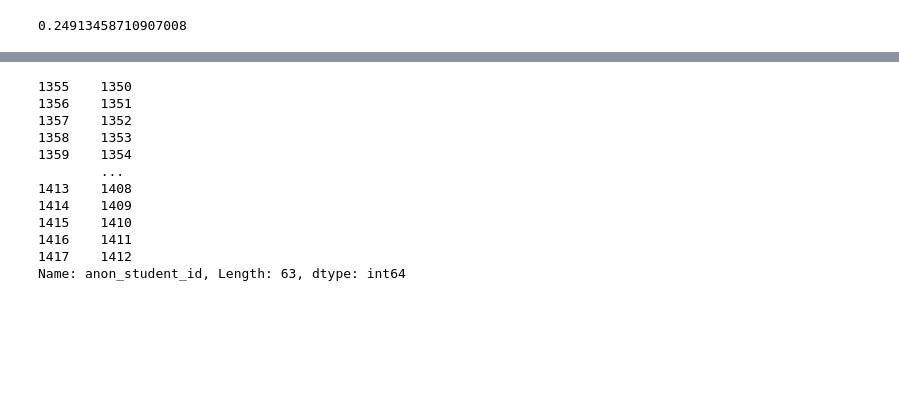
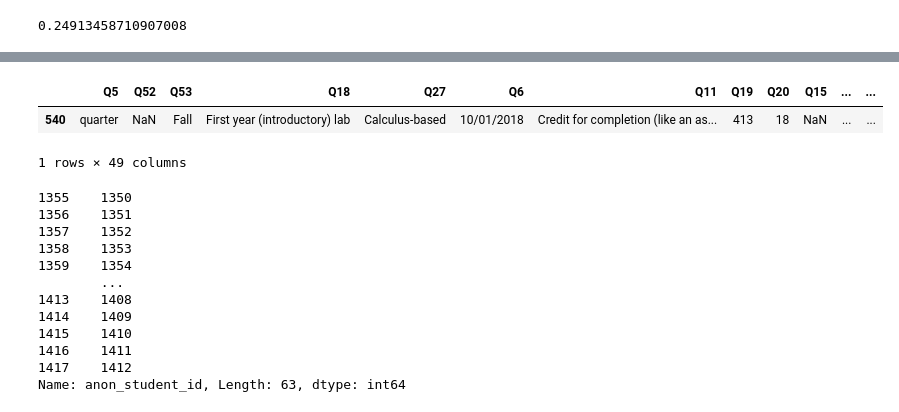
Before and after one commit to Lewandowski-Labs-PER/eclass-public, a Jupyter notebook: summary statistics.ipynb, the cells around one changed output, grey strips where cells are left out. Cells and saved outputs as stored; diff of their text form; code cells hidden in the pictures; blank space fills up the shorter version.

```diff
--- a/summary statistics.ipynb
+++ b/summary statistics.ipynb
@@ -185,3 +182,9 @@ matched[matched.anon_student_id==1539]
+# %%
+cis[cis.pre_survey_id=='3scq3Lugl5QdmER']
+# %% [output]
+|  | Q5 | Q52 | Q53 | Q18 | Q27 | Q6 | Q11 | Q19 | Q20 | Q15 | ... | ... |
+| 540 | quarter | NaN | Fall | First year (introductory) lab | Calculus-based | 10/01/2018 | Credit for completion (like an as... | 413 | 18 | NaN | ... | ... |
+1 rows × 49 columns
 # %%
 pre[pre.survey_id=='2iDeu0O3EPqxT4V'].anon_student_id
 # %% [output]
```
Also changed, not shown: parts of 10 cells of this notebook, 2 other files.
